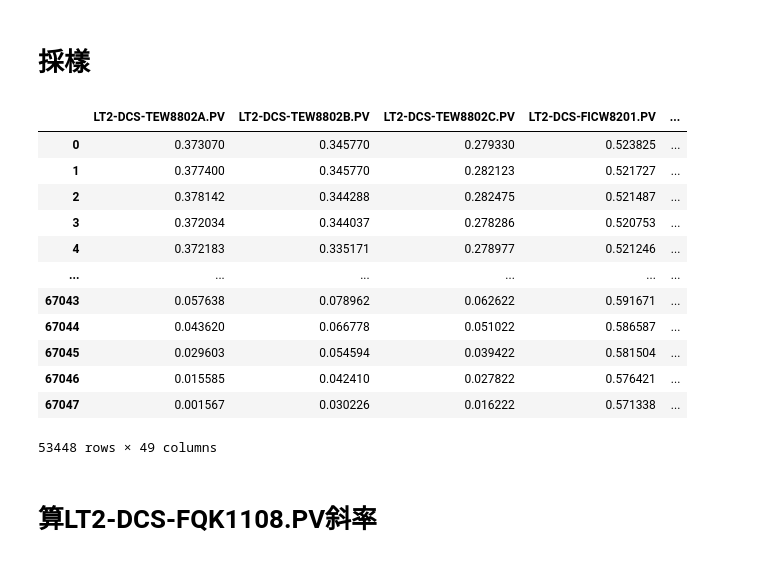
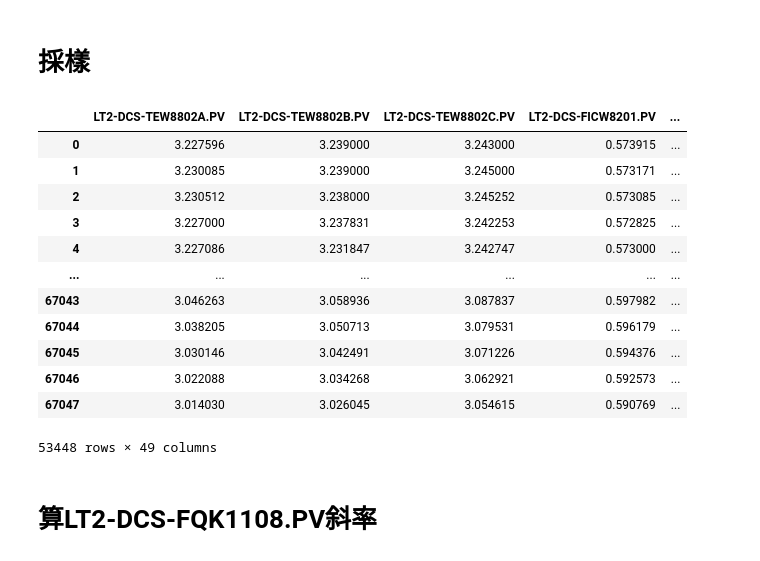
Before and after one commit to skywalker0803r/SCR, a Jupyter notebook: SCR_transformer.ipynb, the cells around one changed output. Cells and saved outputs as stored; diff of their text form; code cells hidden in the pictures.

```diff
--- a/SCR_transformer.ipynb
+++ b/SCR_transformer.ipynb
@@ -149,22 +149,22 @@ if do:
 # 採樣
 # %%
 from sklearn.preprocessing import MinMaxScaler
-scaler = MinMaxScaler()
-df[:] = scaler.fit_transform(df)
+#scaler = MinMaxScaler()
+df[:] = df[:]/100#scaler.fit_transform(df)
 df
 # %% [output]
 |  | LT2-DCS-TEW8802A.PV | LT2-DCS-TEW8802B.PV | LT2-DCS-TEW8802C.PV | LT2-DCS-FICW8201.PV | ... |
-| 0 | 0.373070 | 0.345770 | 0.279330 | 0.523825 | ... |
-| 1 | 0.377400 | 0.345770 | 0.282123 | 0.521727 | ... |
-| 2 | 0.378142 | 0.344288 | 0.282475 | 0.521487 | ... |
-| 3 | 0.372034 | 0.344037 | 0.278286 | 0.520753 | ... |
-| 4 | 0.372183 | 0.335171 | 0.278977 | 0.521246 | ... |
+| 0 | 3.227596 | 3.239000 | 3.243000 | 0.573915 | ... |
+| 1 | 3.230085 | 3.239000 | 3.245000 | 0.573171 | ... |
+| 2 | 3.230512 | 3.238000 | 3.245252 | 0.573085 | ... |
+| 3 | 3.227000 | 3.237831 | 3.242253 | 0.572825 | ... |
+| 4 | 3.227086 | 3.231847 | 3.242747 | 0.573000 | ... |
 | ... | ... | ... | ... | ... | ... |
-| 67043 | 0.057638 | 0.078962 | 0.062622 | 0.591671 | ... |
-| 67044 | 0.043620 | 0.066778 | 0.051022 | 0.586587 | ... |
-| 67045 | 0.029603 | 0.054594 | 0.039422 | 0.581504 | ... |
-| 67046 | 0.015585 | 0.042410 | 0.027822 | 0.576421 | ... |
-| 67047 | 0.001567 | 0.030226 | 0.016222 | 0.571338 | ... |
+| 67043 | 3.046263 | 3.058936 | 3.087837 | 0.597982 | ... |
+| 67044 | 3.038205 | 3.050713 | 3.079531 | 0.596179 | ... |
+| 67045 | 3.030146 | 3.042491 | 3.071226 | 0.594376 | ... |
+| 67046 | 3.022088 | 3.034268 | 3.062921 | 0.592573 | ... |
+| 67047 | 3.014030 | 3.026045 | 3.054615 | 0.590769 | ... |
 53448 rows × 49 columns
 # %% [markdown]
 # 算LT2-DCS-FQK1108.PV斜率
```
Also changed, not shown: parts of 10 cells of this notebook.
